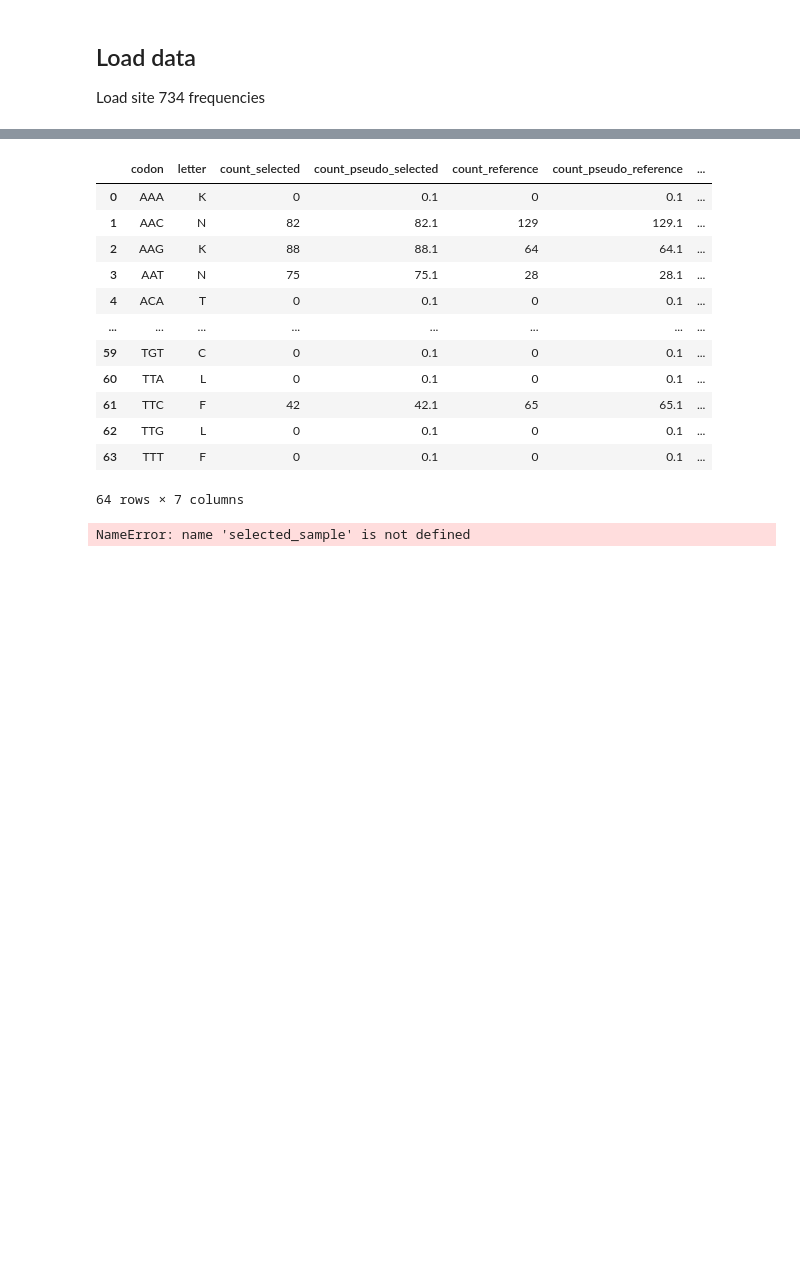
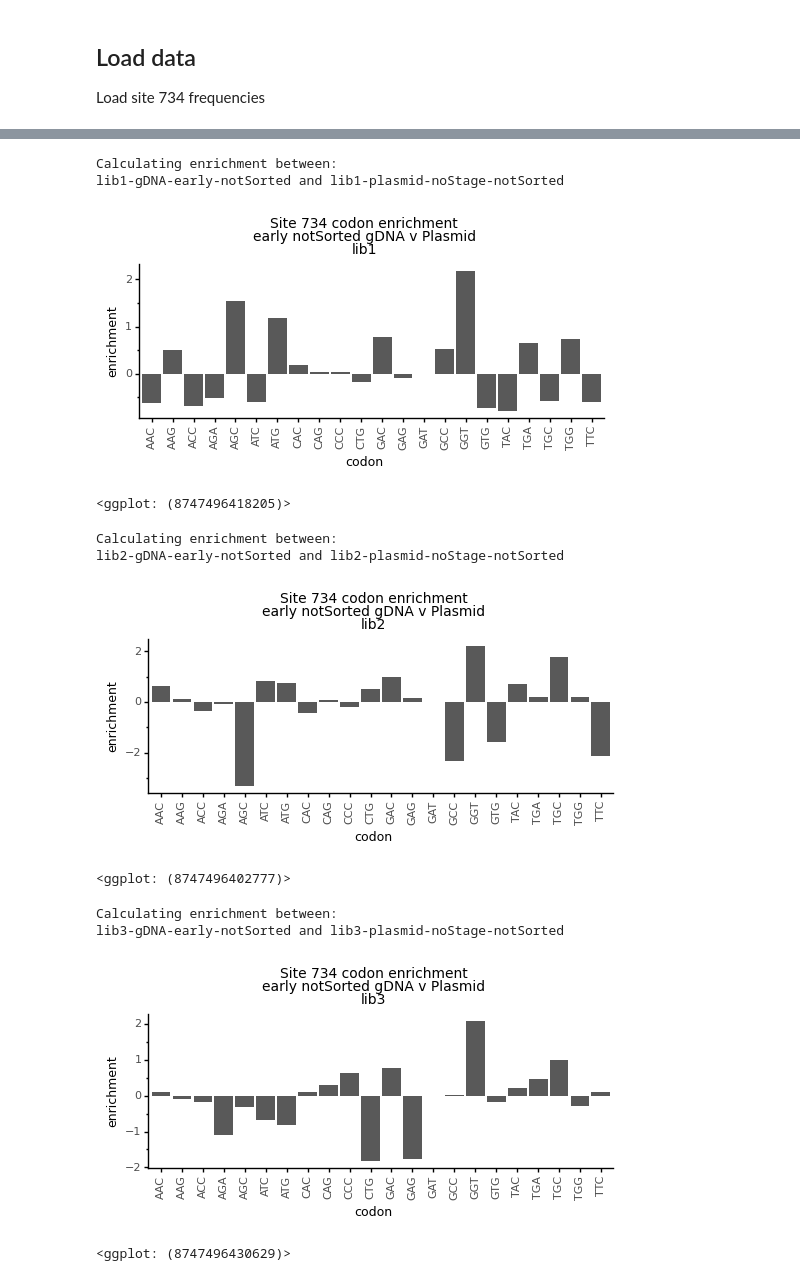
Before and after one commit to dbacsik/ns5_small_mutagenesis, a Jupyter notebook: site_734/site_734_plasmid_v_early.py.ipynb, the cells around one changed output, grey strips where cells are left out. Saved outputs shown, nothing was run; the diff lists cells and outputs as text; code cells hidden in the pictures; blank space fills up the shorter version.

```diff
--- a/site_734/site_734_plasmid_v_early.py.ipynb
+++ b/site_734/site_734_plasmid_v_early.py.ipynb
@@ -65,38 +79,40 @@ array(['wt-plasmid-noStage-notSorted', 'wt-gDNA-noStage-notSorted',
 # %%
-tolerance = calculate_enrichment(
-    codon_counts,
-    selected_sample='lib1-gDNA-early-notSorted',
-    reference_sample='lib1-plasmid-noStage-notSorted')
-display(tolerance)
+for lib in libs:
+    selected_sample = f'{lib}-gDNA-{stage}-{sort_status}'
+    reference_sample = f'{lib}-plasmid-noStage-notSorted'
+    print('Calculating enrichment between:')
+    print(f'{selected_sample} and {reference_sample}')
+    enrichment_df = calculate_enrichment(
+        codon_counts,
+        selected_sample,
+        reference_sample)
+    enrichment_plot = (p9.ggplot(enrichment_df) +
+                    p9.aes(x='codon',
+                           y='enrichment') +
+                    p9.geom_bar(stat='identity') +
+                    p9.ggtitle('Site 734 codon enrichment\n'
+                               f'{stage} {sort_status} gDNA v Plasmid\n'
+                               f'{lib}') +
+                    p9.labs(x='codon',
+                            y='enrichment') +
+                    p9.theme(figure_size=(6, 2),
+                             plot_title=p9.element_text(size=10),
+                             axis_title=p9.element_text(size=9),
+                             axis_text_x=p9.element_text(size=8, rotation=90),
+                             axis_text_y=p9.element_text(size=8))
+                   )
 
-tolerance_plot = (p9.ggplot(tolerance) +
-                p9.aes(x='codon',
-                       y='enrichment') +
-                p9.geom_bar(stat='identity') +
-                p9.ggtitle('Codon tolerance:\n'
-                           f' v Mut_Plasmid') +
-                p9.labs(x='codon',
-                        y='enrichment') +
-                p9.theme(figure_size=(6, 2),
-                         plot_title=p9.element_text(size=10),
-                         axis_title=p9.element_text(size=9),
-                         axis_text_x=p9.element_text(size=8, rotation=90),
-                         axis_text_y=p9.element_text(size=8))
-               )
-
-display(tolerance_plot)
+    display(enrichment_plot)
 # %% [output]
-|  | codon | letter | count_selected | count_pseudo_selected | count_reference | count_pseudo_reference | ... |
-| 0 | AAA | K | 0 | 0.1 | 0 | 0.1 | ... |
-| 1 | AAC | N | 82 | 82.1 | 129 | 129.1 | ... |
-| 2 | AAG | K | 88 | 88.1 | 64 | 64.1 | ... |
-| 3 | AAT | N | 75 | 75.1 | 28 | 28.1 | ... |
-| 4 | ACA | T | 0 | 0.1 | 0 | 0.1 | ... |
-| ... | ... | ... | ... | ... | ... | ... | ... |
-| 59 | TGT | C | 0 | 0.1 | 0 | 0.1 | ... |
-| 60 | TTA | L | 0 | 0.1 | 0 | 0.1 | ... |
-| 61 | TTC | F | 42 | 42.1 | 65 | 65.1 | ... |
-| 62 | TTG | L | 0 | 0.1 | 0 | 0.1 | ... |
-| 63 | TTT | F | 0 | 0.1 | 0 | 0.1 | ... |
-64 rows × 7 columns
+Calculating enrichment between:
+lib1-gDNA-early-notSorted and lib1-plasmid-noStage-notSorted
+[figure, added]
-NameError: name 'selected_sample' is not defined
+<ggplot: (8747496418205)>
+Calculating enrichment between:
+lib2-gDNA-early-notSorted and lib2-plasmid-noStage-notSorted
+[figure, added]
+<ggplot: (8747496402777)>
+Calculating enrichment between:
+lib3-gDNA-early-notSorted and lib3-plasmid-noStage-notSorted
+[figure, added]
+<ggplot: (8747496430629)>
```
Also changed, not shown: parts of 15 cells of this notebook, 4 other files.
